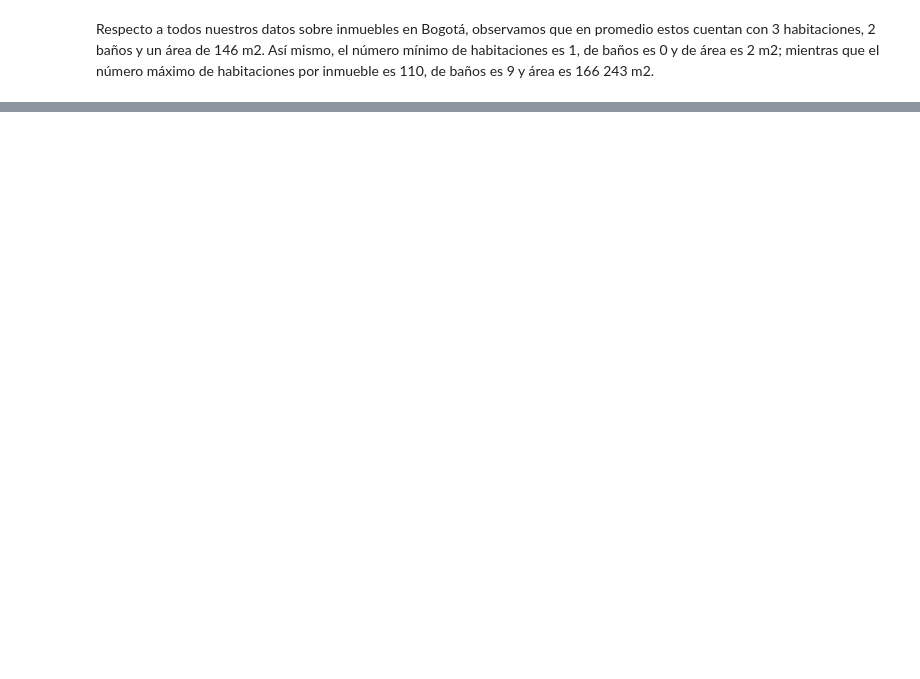
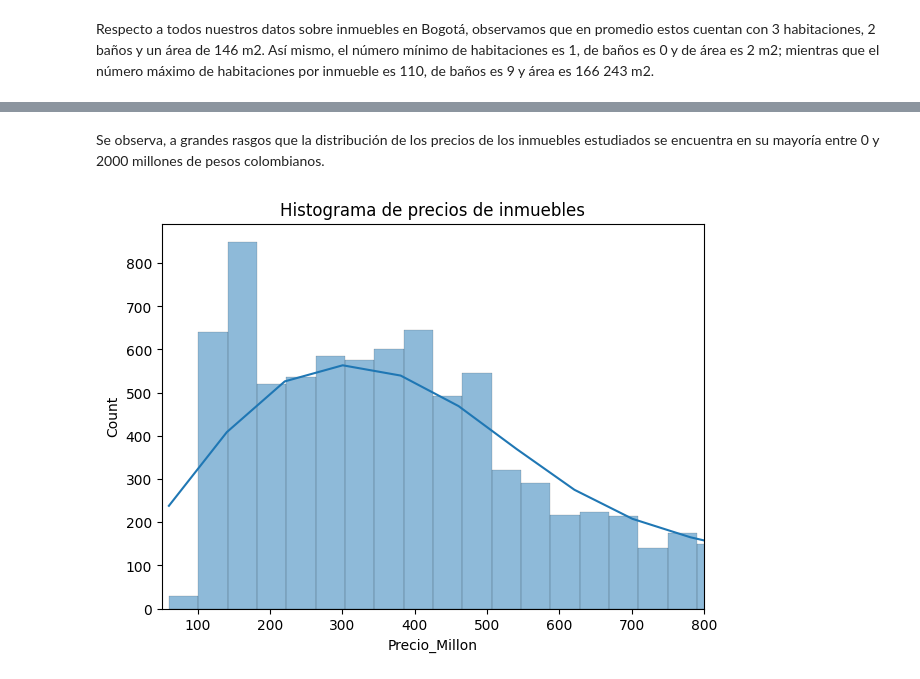
Before and after one commit to aaizaguirre/Inmersion_datos_Alura, a Jupyter notebook: analisis_inmuebles_bogota_alura_latam.ipynb, the cells around one changed output, grey strips where cells are left out. Cells and saved outputs as stored; diff of their text form; code cells hidden in the pictures; blank space fills up the shorter version.

```diff
--- a/analisis_inmuebles_bogota_alura_latam.ipynb
+++ b/analisis_inmuebles_bogota_alura_latam.ipynb
@@ -173,0 +195,9 @@ Respecto a todos nuestros datos sobre inmuebles en Bogotá, observamos que en pr
+# %% [markdown]
+Se observa, a grandes rasgos que la distribución de los precios de los inmuebles estudiados se encuentra en su mayoría entre 0 y 2000 millones de pesos colombianos.
+# %%
+plt.figure(figsize = (7,5))
+sns.histplot(data = inmuebles_bogota_bd, x = "Precio_Millon", kde = True).set_title("Histograma de precios de inmuebles")
+plt.xlim(50,800)
+plt.show()
+# %% [output]
+[figure, added]
```
Also changed, not shown: parts of 23 cells of this notebook.
